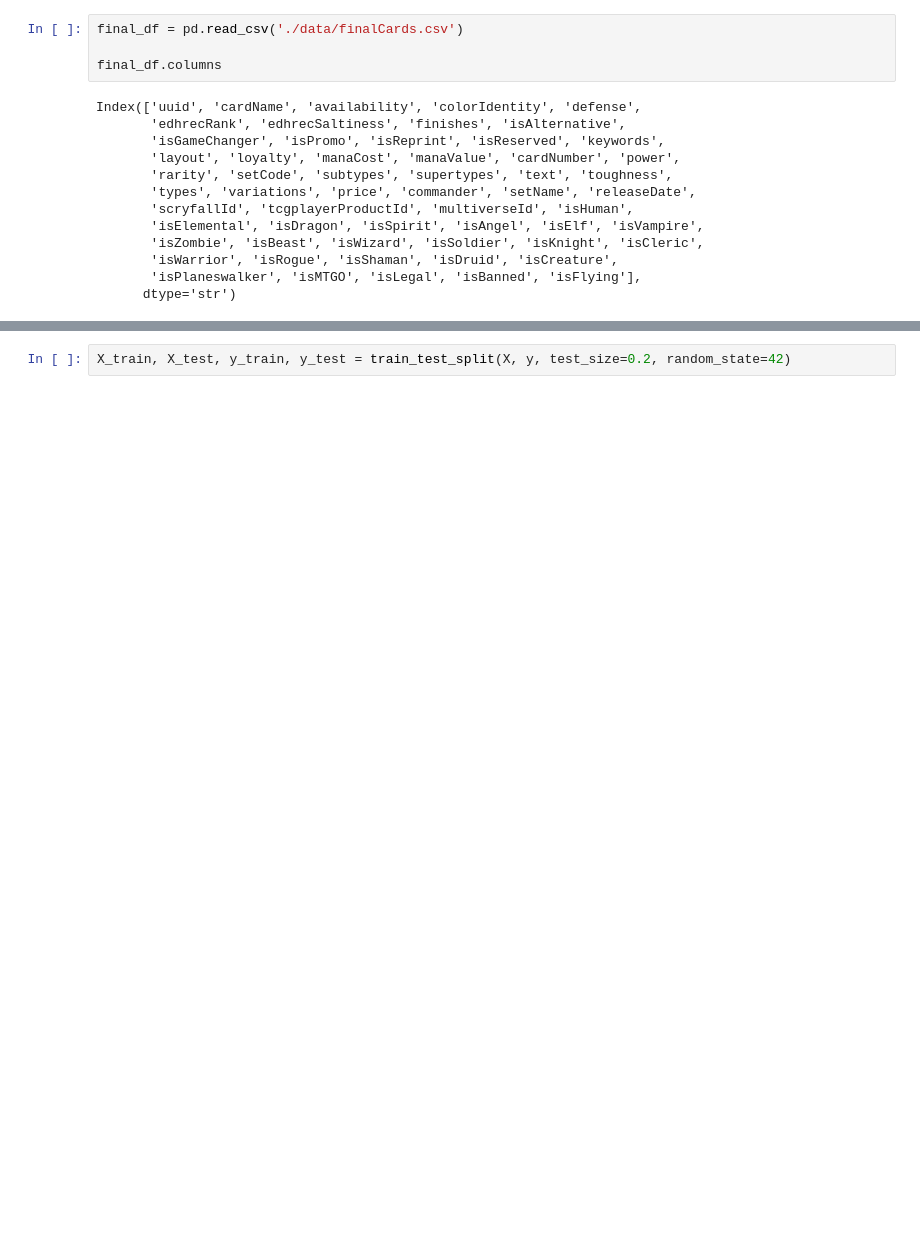
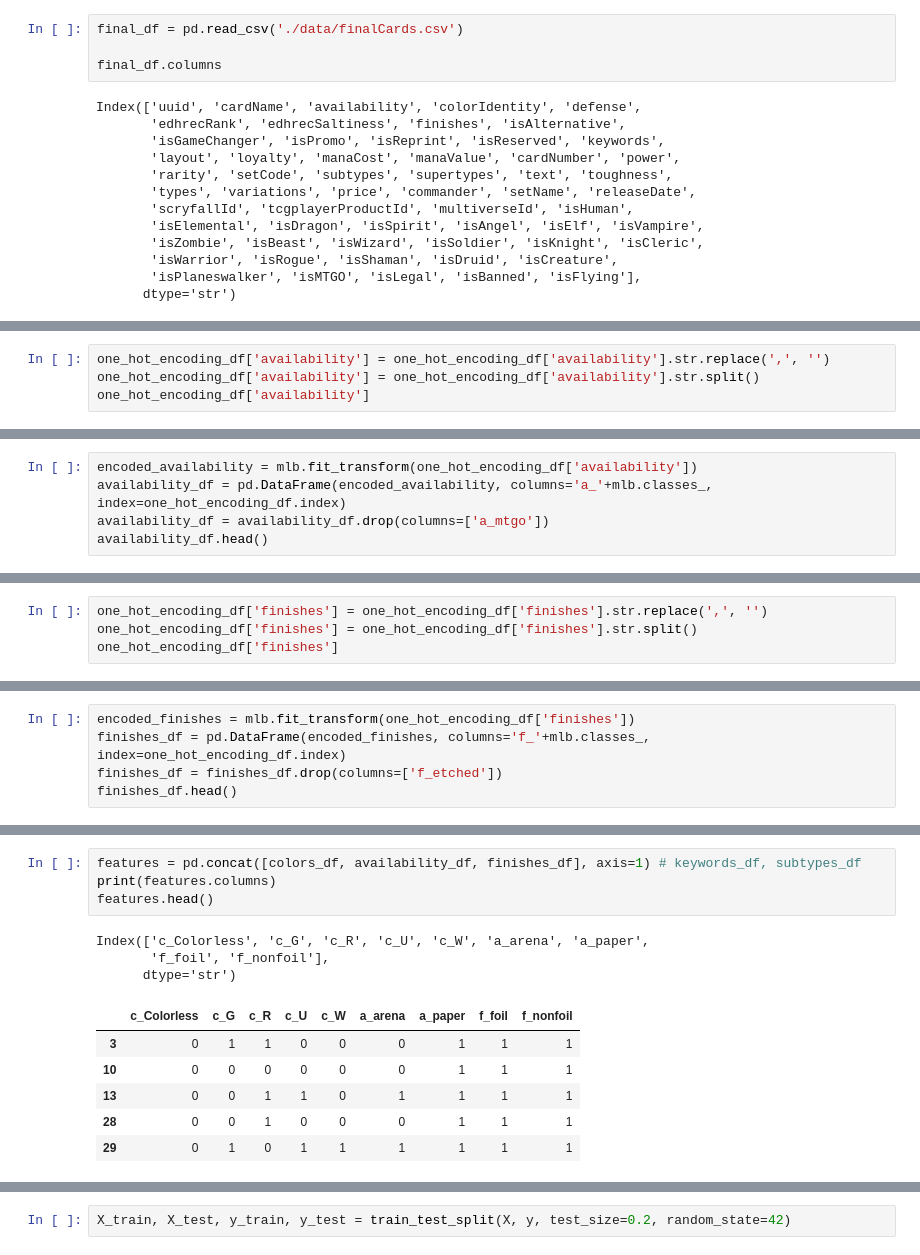
Before and after one commit to janelmjackson/understanding-mtg-card-value-through-ml, a Jupyter notebook: mtgjson_knn_reg.ipynb, the cells around one changed output, grey strips where cells are left out. Drawn from its saved outputs; the diff is of its cells as text; blank space fills up the shorter version.

Commit message:
put keywords and subtypes as TBA for multiencoding due to too much cardinality - replaced with dummies of frequent subtypes. Expanded multiencoding to format availability and card finishes.

```diff
--- a/mtgjson_knn_reg.ipynb
+++ b/mtgjson_knn_reg.ipynb
@@ -60,0 +206,4 @@ for col in creature_dummies_before:
+# %%
+one_hot_encoding_df['availability'] = one_hot_encoding_df['availability'].str.replace(',', '')
+one_hot_encoding_df['availability'] = one_hot_encoding_df['availability'].str.split()
+one_hot_encoding_df['availability']
@@ -60,0 +223,5 @@ for col in creature_dummies_before:
+# %%
+encoded_availability = mlb.fit_transform(one_hot_encoding_df['availability'])
+availability_df = pd.DataFrame(encoded_availability, columns='a_'+mlb.classes_, index=one_hot_encoding_df.index)
+availability_df = availability_df.drop(columns=['a_mtgo'])
+availability_df.head()
@@ -60,0 +235,4 @@ for col in creature_dummies_before:
+# %%
+one_hot_encoding_df['finishes'] = one_hot_encoding_df['finishes'].str.replace(',', '')
+one_hot_encoding_df['finishes'] = one_hot_encoding_df['finishes'].str.split()
+one_hot_encoding_df['finishes']
@@ -60,0 +252,5 @@ for col in creature_dummies_before:
+# %%
+encoded_finishes = mlb.fit_transform(one_hot_encoding_df['finishes'])
+finishes_df = pd.DataFrame(encoded_finishes, columns='f_'+mlb.classes_, index=one_hot_encoding_df.index)
+finishes_df = finishes_df.drop(columns=['f_etched'])
+finishes_df.head()
@@ -60,0 +264,14 @@ for col in creature_dummies_before:
+# %%
+features = pd.concat([colors_df, availability_df, finishes_df], axis=1) # keywords_df, subtypes_df
+print(features.columns)
+features.head()
+# %% [output]
+Index(['c_Colorless', 'c_G', 'c_R', 'c_U', 'c_W', 'a_arena', 'a_paper',
+       'f_foil', 'f_nonfoil'],
+      dtype='str')
+|  | c_Colorless | c_G | c_R | c_U | c_W | a_arena | a_paper | f_foil | f_nonfoil |
+| 3 | 0 | 1 | 1 | 0 | 0 | 0 | 1 | 1 | 1 |
+| 10 | 0 | 0 | 0 | 0 | 0 | 0 | 1 | 1 | 1 |
+| 13 | 0 | 0 | 1 | 1 | 0 | 1 | 1 | 1 | 1 |
+| 28 | 0 | 0 | 1 | 0 | 0 | 0 | 1 | 1 | 1 |
+| 29 | 0 | 1 | 0 | 1 | 1 | 1 | 1 | 1 | 1 |
```
Also changed, not shown: parts of 37 cells of this notebook.
